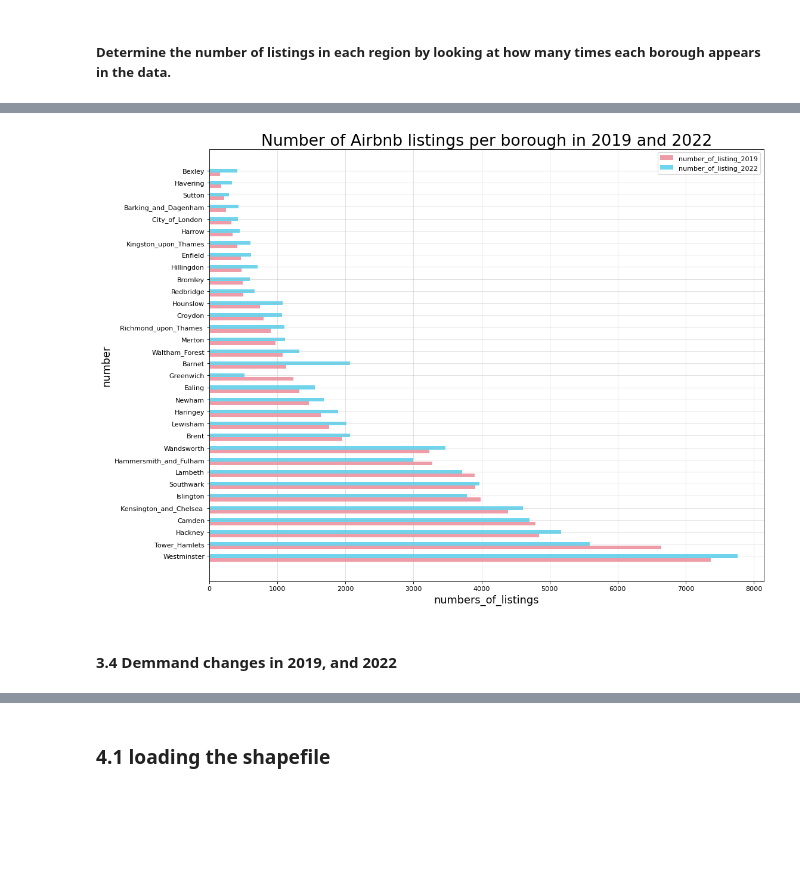
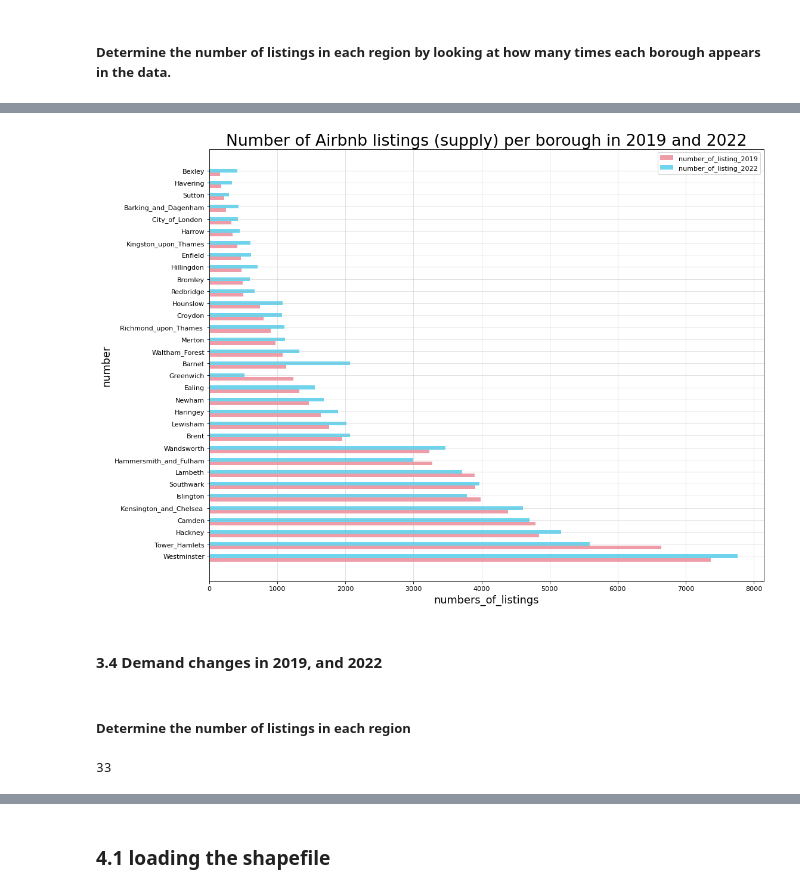
Before and after one commit to Eriswang/fsds_013, a Jupyter notebook: part1_2_0117.ipynb, the cells around one changed output, grey strips where cells are left out. Saved outputs shown, nothing was run; the diff lists cells and outputs as text; code cells hidden in the pictures; blank space fills up the shorter version.

```diff
--- a/part1_2_0117.ipynb
+++ b/part1_2_0117.ipynb
@@ -782,34 +834,41 @@ a = ["Westminster","Tower_Hamlets","Hackney","Camden","Kensington_and_Chelsea ",
      "Havering","Bexley"]
 b_1 = [7368,6641,4842,4795,4390,3983,3911,3895,3276,3237,1955,1762,1642,1460,1321,1232,1132,1074,973,904,800,744,499,495,470,464,412,340,324,249,216,173,159]
 b_2 = [7760,5591,5166,4706,4612,3788,3966,3717,2995,3473,2068,2016,1897,1681,1553,514,2068,1322,1113,1108,1066,1078,669,593,714,617,609,444,424,433,286,329,411]
 
 height = 0.3
 a1 = list(range(len(a)))
 a2 = [i+height for i in a1]# Axis Offset
 #a3 = [i+height*2 for i in a1]
 
 #plot to check
 plt.barh(range(len(a)),b_1,height= height,label = "number_of_listing_2019",color = "#ee9ca7")
 plt.barh(a2,b_2,height= height,label = "number_of_listing_2022",color = "#6dd5ed")
 
 
 #plot grids
 plt.grid(alpha = 0.4)
 
 # add lables in y axis
 plt.yticks(a2,a,fontsize = 10)
 
 # add legend
 plt.legend()
 
 # add x axis lables and title
 plt.xlabel("numbers_of_listings",fontsize = 16)
 plt.ylabel("number",fontsize = 16)
-plt.title("Number of Airbnb listings per borough in 2019 and 2022",fontsize = 24)
+plt.title("Number of Airbnb listings (supply) per borough in 2019 and 2022",fontsize = 24)
 
 #plot to check
 plt.show()
 # %% [output]
-[figure, old version]
+[figure, new version]
 # %% [markdown]
-#### 3.4 Demmand changes in 2019, and 2022
+#### 3.4 Demand changes in 2019, and 2022
+# %% [markdown]
+##### Determine the number of listings in each region
+# %%
+number_19 = demand_19.value_counts(demand_19['neighbourhood'])
+number_19.shape[0]
+# %% [output]
+33
```
Also changed, not shown: parts of 31 cells of this notebook.
